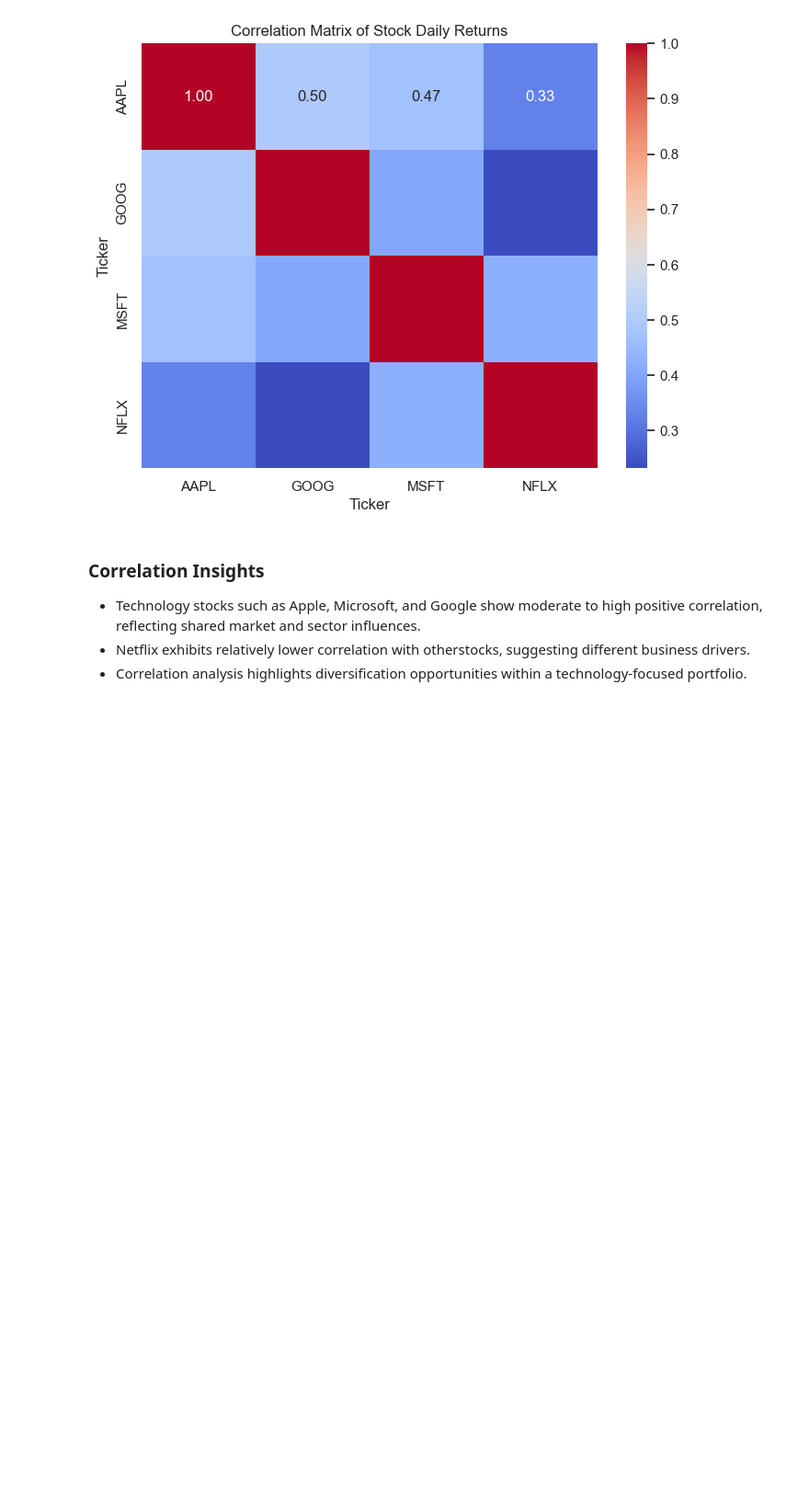
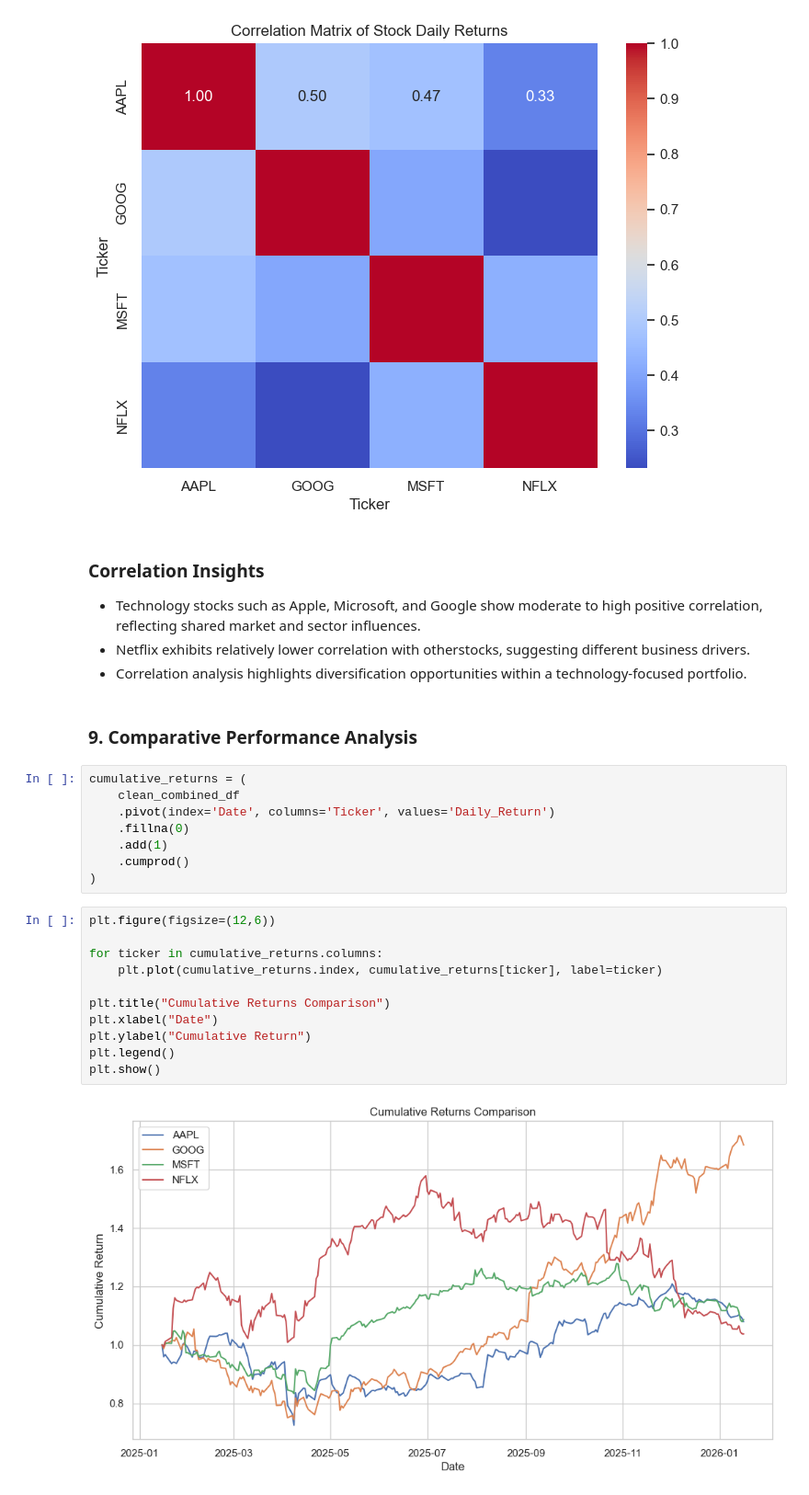
Before and after one commit to HarshaVaradhanGopal/Stock-Market-Analysis, a Jupyter notebook: Stock_Market_Analysis.ipynb, the cells around one changed output. Shown at 92% size. Drawn from its saved outputs; the diff is of its cells as text; blank space fills up the shorter version.

```diff
--- a/Stock_Market_Analysis.ipynb
+++ b/Stock_Market_Analysis.ipynb
@@ -413,3 +413,26 @@ plt.show()
   market and sector influences.
 - Netflix exhibits relatively lower correlation with otherstocks, suggesting different business drivers.
 - Correlation analysis highlights diversification opportunities within a technology-focused portfolio.
+# %% [markdown]
+### 9. Comparative Performance Analysis
+# %%
+cumulative_returns = (
+    clean_combined_df
+    .pivot(index='Date', columns='Ticker', values='Daily_Return')
+    .fillna(0)
+    .add(1)
+    .cumprod()
+)
+# %%
+plt.figure(figsize=(12,6))
+
+for ticker in cumulative_returns.columns:
+    plt.plot(cumulative_returns.index, cumulative_returns[ticker], label=ticker)
+
+plt.title("Cumulative Returns Comparison")
+plt.xlabel("Date")
+plt.ylabel("Cumulative Return")
+plt.legend()
+plt.show()
+# %% [output]
+[figure, added]
```
Also changed, not shown: parts of 7 cells of this notebook, 2 other files.
